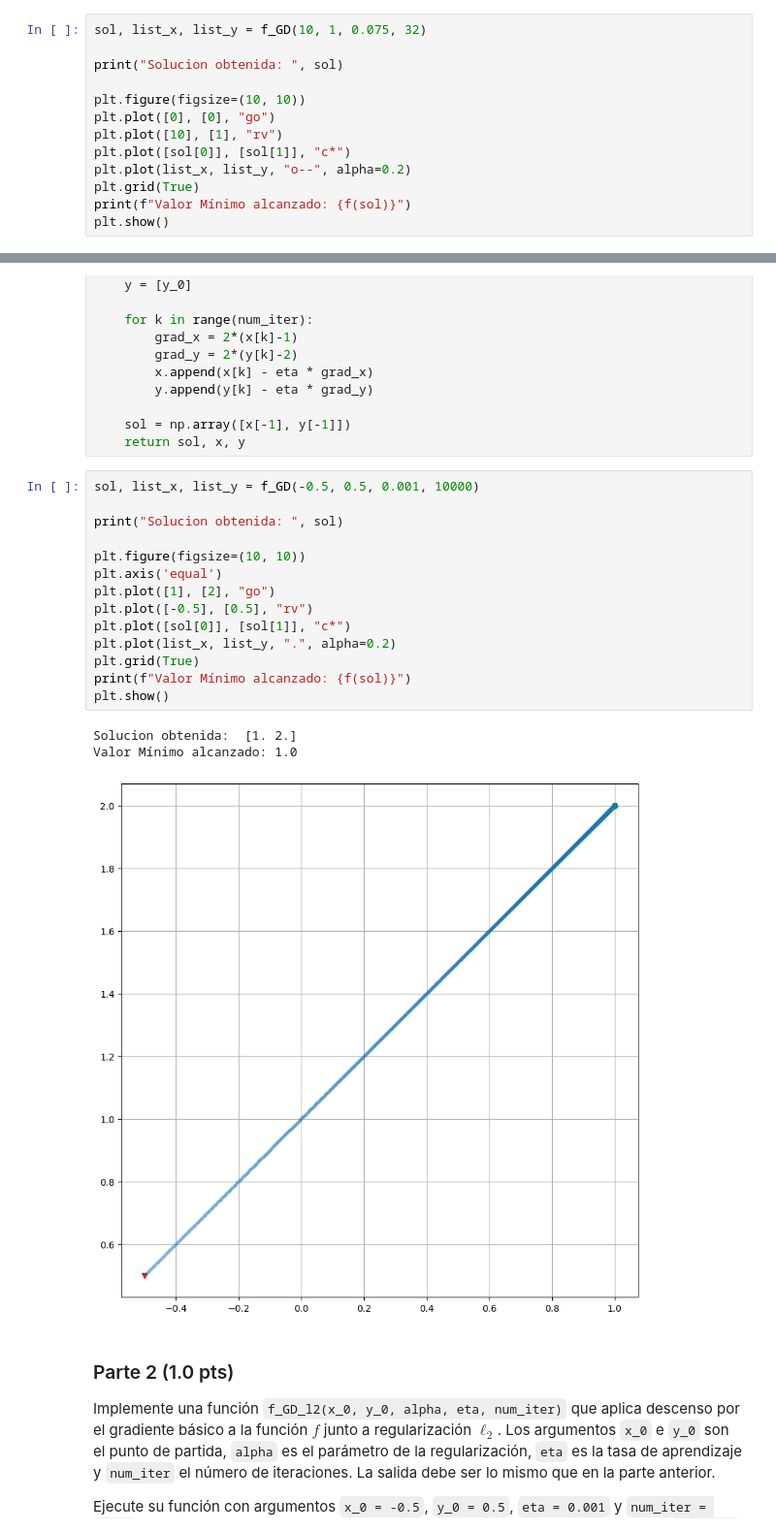
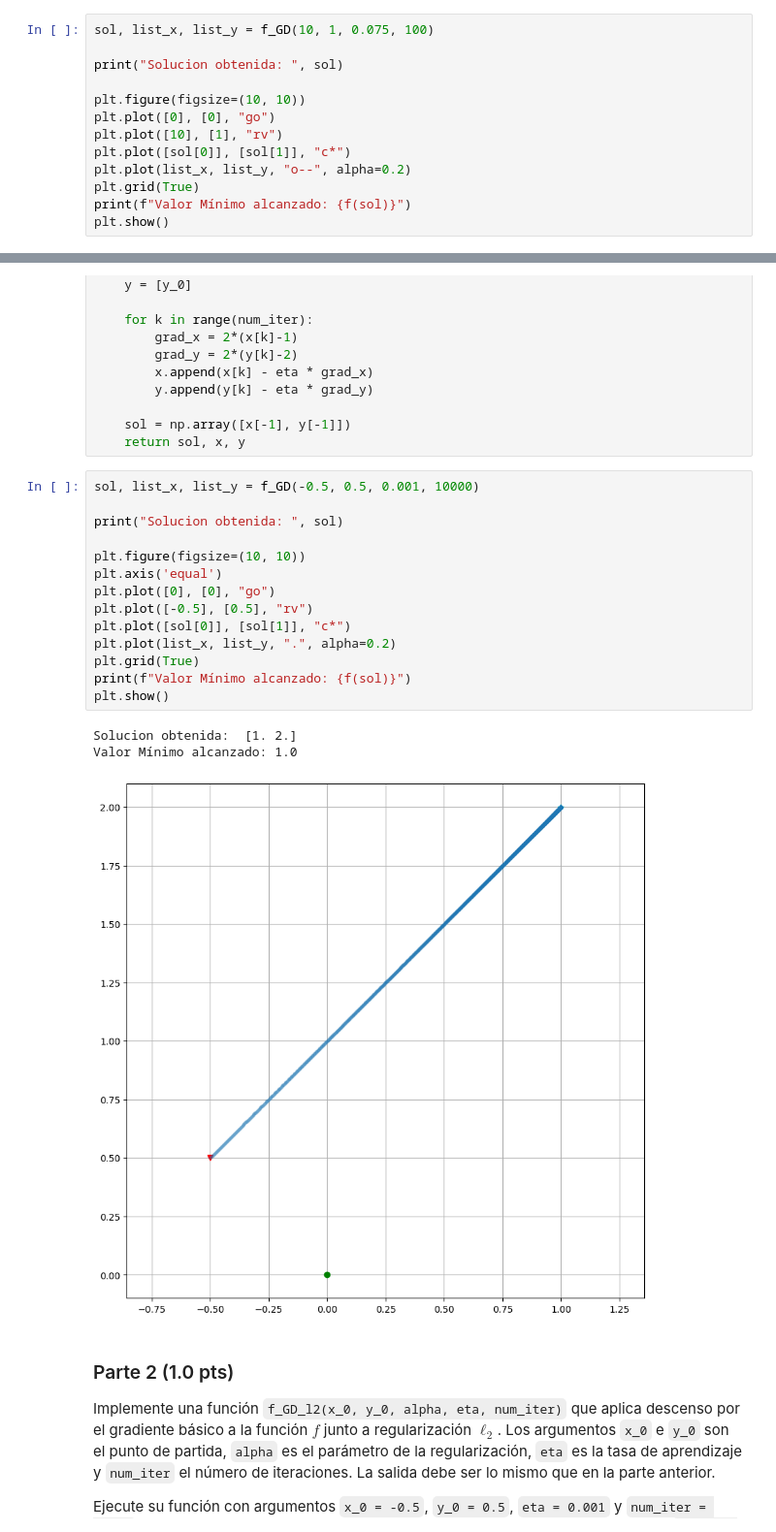
Before and after one commit to Alex00728/Data_Science_AL_Opt, a Jupyter notebook: Tarea 3/Tarea 3.ipynb, the cells around one changed output, grey strips where cells are left out. Shown: that part at 97% size. Saved outputs shown, nothing was run; the diff lists cells and outputs as text.

```diff
--- a/Tarea 3/Tarea 3.ipynb
+++ b/Tarea 3/Tarea 3.ipynb
@@ -46,7 +46,7 @@ def f_GD(x_0, y_0, eta, num_iter):
     sol = np.array([x[-1], y[-1]])
     return sol, x, y
 # %%
-sol, list_x, list_y = f_GD(10, 1, 0.075, 32)
+sol, list_x, list_y = f_GD(10, 1, 0.075, 100)
 
 print("Solucion obtenida: ", sol)
 
@@ -145,21 +144,21 @@ def f_GD(x_0, y_0, eta, num_iter):
 # %%
 sol, list_x, list_y = f_GD(-0.5, 0.5, 0.001, 10000)
 
 print("Solucion obtenida: ", sol)
 
 plt.figure(figsize=(10, 10))
 plt.axis('equal')
-plt.plot([1], [2], "go")
+plt.plot([0], [0], "go")
 plt.plot([-0.5], [0.5], "rv")
 plt.plot([sol[0]], [sol[1]], "c*")
 plt.plot(list_x, list_y, ".", alpha=0.2)
 plt.grid(True)
 print(f"Valor Mínimo alcanzado: {f(sol)}")
 plt.show()
 # %% [output]
 Solucion obtenida:  [1. 2.]
 Valor Mínimo alcanzado: 1.0
-[figure, old version]
+[figure, new version]
 # %% [markdown]
 ### Parte 2 (1.0 pts)
 
```
Also changed, not shown: parts of 2 cells of this notebook, 2 other files.
